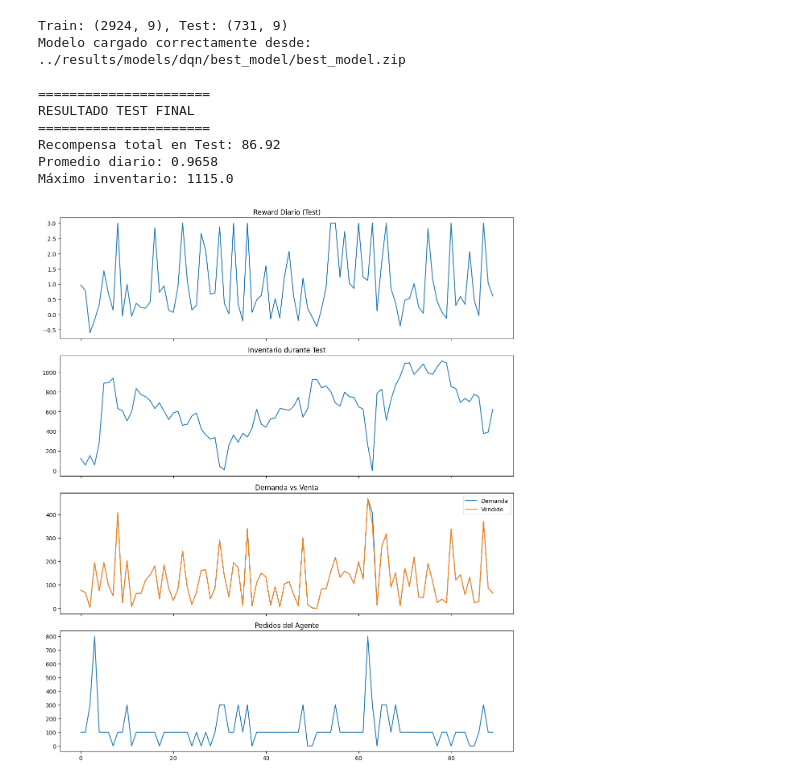
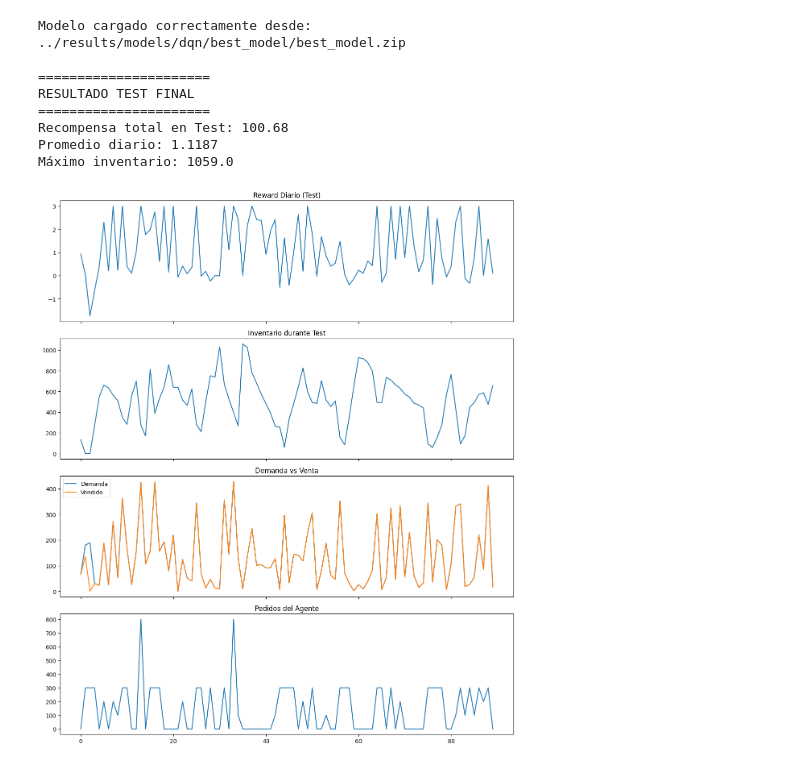
Before and after one commit to marCRACK29/Optimizacion-de-Inventario, a Jupyter notebook: notebooks/train_test_split.ipynb, the cells around one changed output. Cells and saved outputs as stored; diff of their text form; code cells hidden in the pictures.

```diff
--- a/notebooks/train_test_split.ipynb
+++ b/notebooks/train_test_split.ipynb
@@ -4,8 +4,8 @@
 import os
 import sys
 import yaml
+import pickle
 import numpy as np
-import pandas as pd
 import matplotlib.pyplot as plt
 
 from stable_baselines3 import DQN
@@ -24,20 +24,24 @@ CONFIG_FILE = "../configs/ultra_fast.yaml"
 with open(CONFIG_FILE, "r") as f:
     cfg = yaml.safe_load(f)
 
-df = pd.read_csv("../data/data_train.csv")
-data_array = df.values.astype(np.float32)
+STORES_PATH = "../data/stores.pkl"
+
+# 2. Cargar tiendas (stores)
+with open(STORES_PATH, "rb") as f:
+    stores = pickle.load(f)
 
 # Ocupamos el mismo split que en training_dqn
-split_idx = int(len(data_array) * 0.8)
-train_data = data_array[:split_idx]
-test_data = data_array[split_idx:]
+store_ids = list(stores.keys())
+store_ids.sort()
 
-print(f"Train: {train_data.shape}, Test: {test_data.shape}")
+split_idx = int(len(store_ids) * 0.8)
+train_stores = {sid: stores[sid] for sid in store_ids[:split_idx]}
+eval_stores  = {sid: stores[sid] for sid in store_ids[split_idx:]}
 
 
 # 2. Crear entorno de evaluación
 def make_env_test():
-    env = RetailEnvDQN(test_data)
+    env = RetailEnvDQN(eval_stores)
     env.disable_random_reset = True   # inicio fijo
     env.fixed_start = 0               # usa el primer día del test
     env.reset(seed=123)               # para la reproducibilidad
@@ -52,7 +56,7 @@ model_path = "../results/models/dqn/best_model/best_model.zip"
 if not os.path.exists(model_path):
     raise FileNotFoundError(f"No existe el modelo entrenado: {model_path}")
 
-model = DQN.load(model_path, env=DummyVecEnv([lambda: RetailEnvDQN(train_data)]))
+model = DQN.load(model_path, env=DummyVecEnv([lambda: RetailEnvDQN(train_stores)]))
 
 print(f"Modelo cargado correctamente desde:\n{model_path}")
 
@@ -92,35 +96,34 @@ print(f"Promedio diario: {np.mean(rewards_test):.4f}")
 print(f"Máximo inventario: {max(inventory_trace)}")
 
 
 # 5. Graficar resultados
 fig, axs = plt.subplots(4, 1, figsize=(12, 14), sharex=True)
 
 axs[0].plot(rewards_test)
 axs[0].set_title("Reward Diario (Test)")
 
 axs[1].plot(inventory_trace)
 axs[1].set_title("Inventario durante Test")
 
 axs[2].plot(demand_trace, label="Demanda")
 axs[2].plot(vendido_trace, label="Vendido")
 axs[2].legend()
 axs[2].set_title("Demanda vs Venta")
 
 axs[3].plot(pedido_trace)
 axs[3].set_title("Pedidos del Agente")
 
 plt.tight_layout()
 plt.savefig(output_path + 'resultados.png')
 plt.show()
 # %% [output]
-Train: (2924, 9), Test: (731, 9)
 Modelo cargado correctamente desde:
 ../results/models/dqn/best_model/best_model.zip
 
 ======================
 RESULTADO TEST FINAL
 ======================
-Recompensa total en Test: 86.92
-Promedio diario: 0.9658
-Máximo inventario: 1115.0
+Recompensa total en Test: 100.68
+Promedio diario: 1.1187
+Máximo inventario: 1059.0
-[figure, old version]
+[figure, new version]
```
Also changed, not shown: 8 other files.
